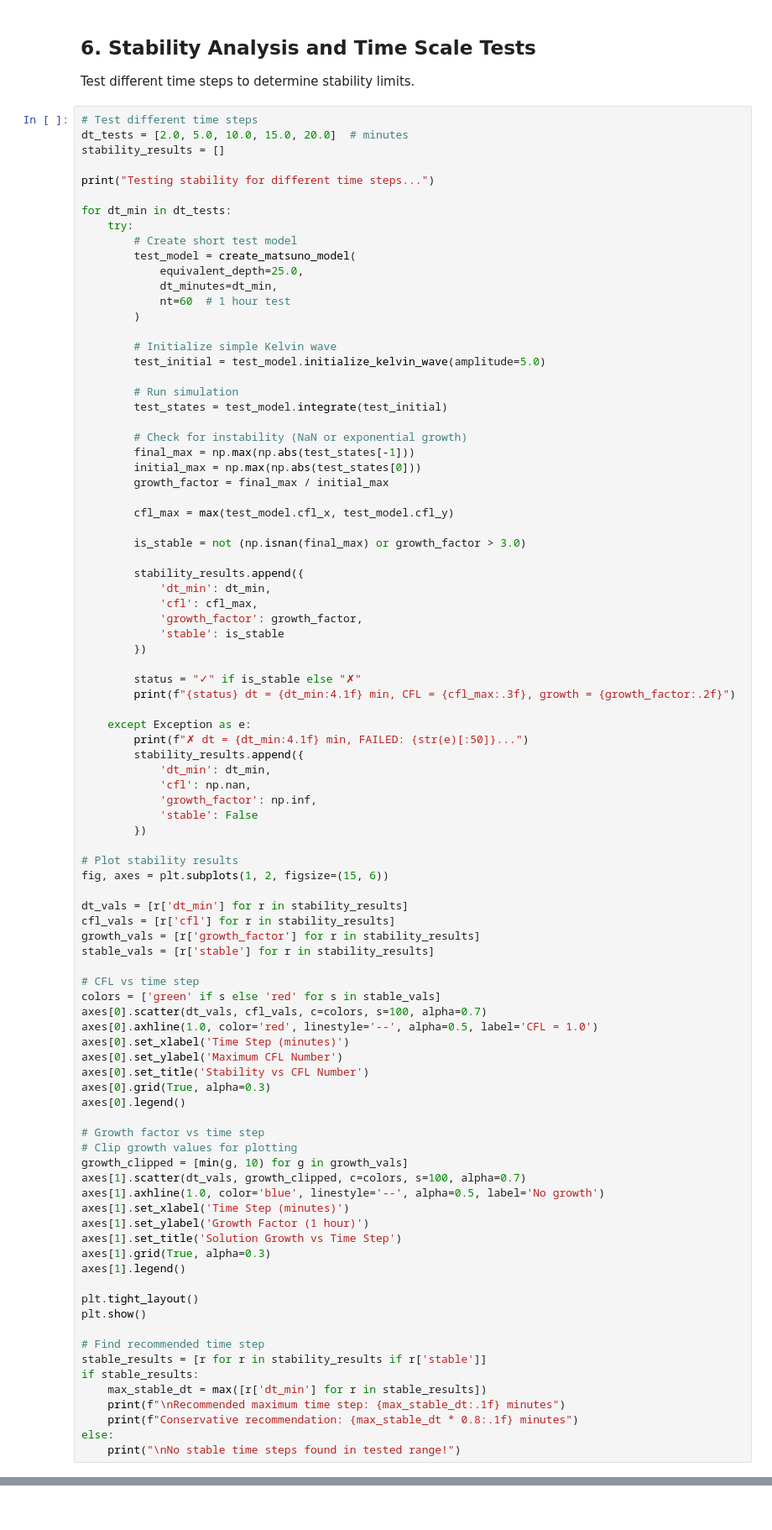
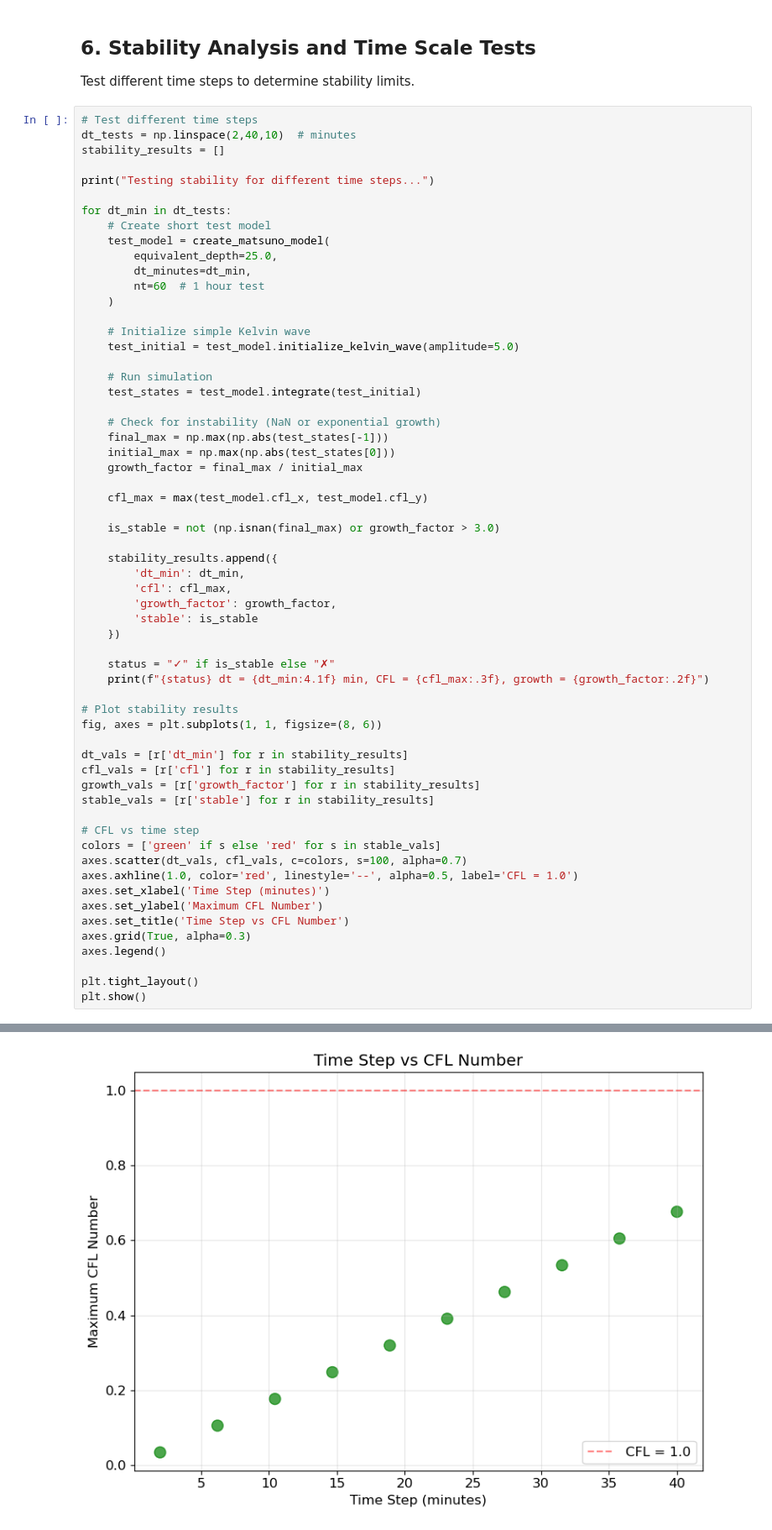
Before and after one commit to eldavenport/matsuno-model, a Jupyter notebook: matsuno_examples.ipynb, the cells around one changed output, grey strips where cells are left out. Shown at 84% size. Cells and saved outputs as stored; diff of their text form.

Commit message:
updating matsuno_examples notebook

```diff
--- a/matsuno_examples.ipynb
+++ b/matsuno_examples.ipynb
@@ -321,56 +335,46 @@ plt.show()
 Test different time steps to determine stability limits.
 # %%
 # Test different time steps
-dt_tests = [2.0, 5.0, 10.0, 15.0, 20.0]  # minutes
+dt_tests = np.linspace(2,40,10)  # minutes
 stability_results = []
 
 print("Testing stability for different time steps...")
 
 for dt_min in dt_tests:
-    try:
-        # Create short test model
-        test_model = create_matsuno_model(
-            equivalent_depth=25.0,
-            dt_minutes=dt_min,
-            nt=60  # 1 hour test
-        )
+    # Create short test model
+    test_model = create_matsuno_model(
+        equivalent_depth=25.0,
+        dt_minutes=dt_min,
+        nt=60  # 1 hour test
+    )
 
-        # Initialize simple Kelvin wave
-        test_initial = test_model.initialize_kelvin_wave(amplitude=5.0)
+    # Initialize simple Kelvin wave
+    test_initial = test_model.initialize_kelvin_wave(amplitude=5.0)
 
-        # Run simulation
-        test_states = test_model.integrate(test_initial)
+    # Run simulation
+    test_states = test_model.integrate(test_initial)
 
-        # Check for instability (NaN or exponential growth)
-        final_max = np.max(np.abs(test_states[-1]))
-        initial_max = np.max(np.abs(test_states[0]))
-        growth_factor = final_max / initial_max
+    # Check for instability (NaN or exponential growth)
+    final_max = np.max(np.abs(test_states[-1]))
+    initial_max = np.max(np.abs(test_states[0]))
+    growth_factor = final_max / initial_max
 
-        cfl_max = max(test_model.cfl_x, test_model.cfl_y)
+    cfl_max = max(test_model.cfl_x, test_model.cfl_y)
 
-        is_stable = not (np.isnan(final_max) or growth_factor > 3.0)
+    is_stable = not (np.isnan(final_max) or growth_factor > 3.0)
 
-        stability_results.append({
-            'dt_min': dt_min,
-            'cfl': cfl_max,
-            'growth_factor': growth_factor,
-            'stable': is_stable
-        })
+    stability_results.append({
+        'dt_min': dt_min,
+        'cfl': cfl_max,
+        'growth_factor': growth_factor,
+        'stable': is_stable
+    })
 
-        status = "✓" if is_stable else "✗"
-        print(f"{status} dt = {dt_min:4.1f} min, CFL = {cfl_max:.3f}, growth = {growth_factor:.2f}")
-
-    except Exception as e:
-        print(f"✗ dt = {dt_min:4.1f} min, FAILED: {str(e)[:50]}...")
-        stability_results.append({
-            'dt_min': dt_min,
-            'cfl': np.nan,
-            'growth_factor': np.inf,
-            'stable': False
-        })
+    status = "✓" if is_stable else "✗"
+    print(f"{status} dt = {dt_min:4.1f} min, CFL = {cfl_max:.3f}, growth = {growth_factor:.2f}")
 
 # Plot stability results
-fig, axes = plt.subplots(1, 2, figsize=(15, 6))
+fig, axes = plt.subplots(1, 1, figsize=(8, 6))
 
 dt_vals = [r['dt_min'] for r in stability_results]
 cfl_vals = [r['cfl'] for r in stability_results]
@@ -379,33 +383,14 @@ stable_vals = [r['stable'] for r in stability_results]
 
 # CFL vs time step
 colors = ['green' if s else 'red' for s in stable_vals]
-axes[0].scatter(dt_vals, cfl_vals, c=colors, s=100, alpha=0.7)
-axes[0].axhline(1.0, color='red', linestyle='--', alpha=0.5, label='CFL = 1.0')
-axes[0].set_xlabel('Time Step (minutes)')
-axes[0].set_ylabel('Maximum CFL Number')
-axes[0].set_title('Stability vs CFL Number')
-axes[0].grid(True, alpha=0.3)
-axes[0].legend()
-
-# Growth factor vs time step
-# Clip growth values for plotting
-growth_clipped = [min(g, 10) for g in growth_vals]
-axes[1].scatter(dt_vals, growth_clipped, c=colors, s=100, alpha=0.7)
-axes[1].axhline(1.0, color='blue', linestyle='--', alpha=0.5, label='No growth')
-axes[1].set_xlabel('Time Step (minutes)')
-axes[1].set_ylabel('Growth Factor (1 hour)')
-axes[1].set_title('Solution Growth vs Time Step')
-axes[1].grid(True, alpha=0.3)
-axes[1].legend()
+axes.scatter(dt_vals, cfl_vals, c=colors, s=100, alpha=0.7)
+axes.axhline(1.0, color='red', linestyle='--', alpha=0.5, label='CFL = 1.0')
+axes.set_xlabel('Time Step (minutes)')
+axes.set_ylabel('Maximum CFL Number')
+axes.set_title('Time Step vs CFL Number')
+axes.grid(True, alpha=0.3)
+axes.legend()
 
 plt.tight_layout()
 plt.show()
-
-# Find recommended time step
-stable_results = [r for r in stability_results if r['stable']]
-if stable_results:
-    max_stable_dt = max([r['dt_min'] for r in stable_results])
-    print(f"\nRecommended maximum time step: {max_stable_dt:.1f} minutes")
-    print(f"Conservative recommendation: {max_stable_dt * 0.8:.1f} minutes")
-else:
-    print("\nNo stable time steps found in tested range!")
+# %% [output]
@@ -411,0 +408 @@ else:
+[figure, added]
```
Also changed, not shown: parts of 13 cells of this notebook.
